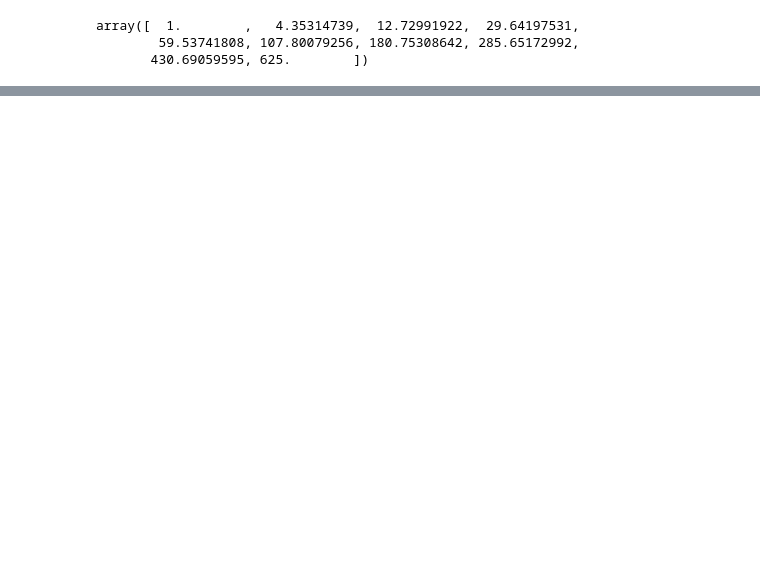
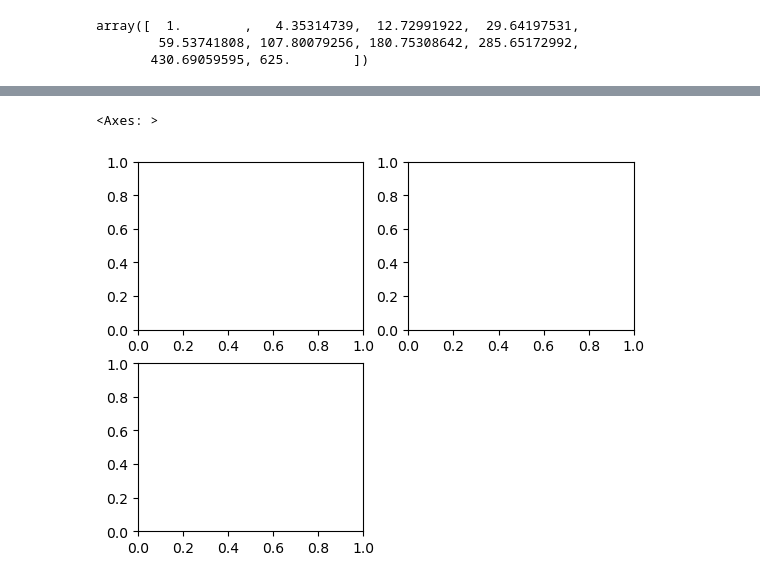
Before and after one commit to debmalya20/-Data-Visualization-, a Jupyter notebook: matplotlib.ipynb, the cells around one changed output, grey strips where cells are left out. Cells and saved outputs as stored; diff of their text form; code cells hidden in the pictures; blank space fills up the shorter version.

```diff
--- a/matplotlib.ipynb
+++ b/matplotlib.ipynb
@@ -20,0 +30,8 @@ plt.plot(x,y) # we use this for single line graph
+# %%
+plt.subplot(2,2,1)
+plt.subplot(2,2,2)
+plt.subplot(2,2,3)
+plt.subplot(2,2,4)
+# %% [output]
+<Axes: >
+[figure, added]
```
Also changed, not shown: parts of 4 cells of this notebook.
